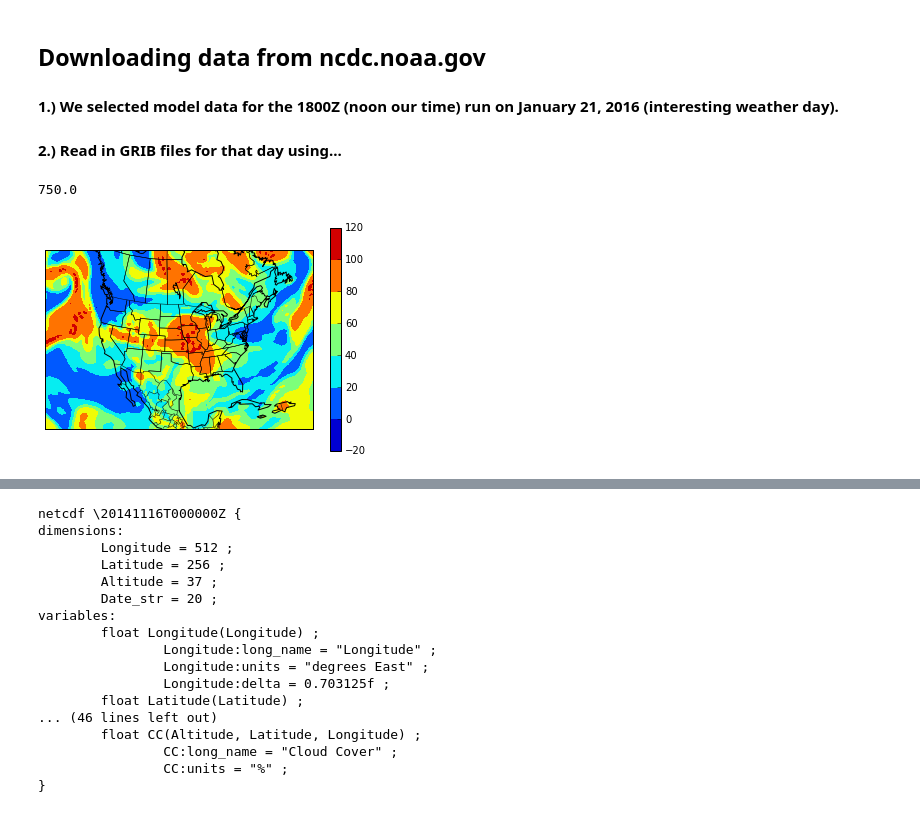
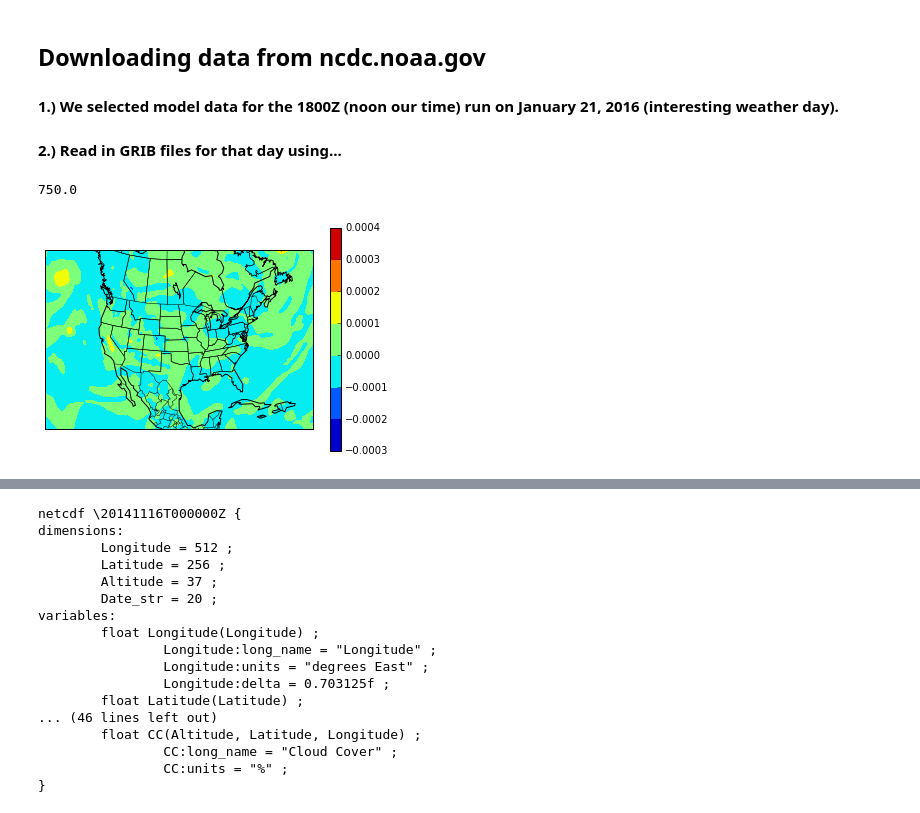
Before and after one commit to lafarris/python-project, a Jupyter notebook: Model data.ipynb, the cells around one changed output, grey strips where cells are left out. Drawn from its saved outputs; the diff is of its cells as text; code cells hidden in the pictures.

```diff
--- a/Model data.ipynb
+++ b/Model data.ipynb
@@ -15,18 +15,30 @@ ncfile = nc.Dataset("20141116T000000Z.ncd")
 lat = ncfile['Latitude'][:]
 lon = ncfile['Longitude'][:]
 rh = ncfile['RH'][10,:,:]
+vor = ncfile['vor'][10,:,:]
+temp = ncfile['T'][0,:,:]
 bm = Basemap(projection='lcc',llcrnrlat=13.0, llcrnrlon=230.0, urcrnrlat=50.0, urcrnrlon=320.0, lat_1=20.,lat_2=60,lat_0=40,lon_0
              =260)
 
-lonall, latall = np.meshgrid(lon,lat)
-lonproj, latproj = bm(lonall, latall)
-bm.drawcountries()
-bm.drawcoastlines()
-bm.drawstates()
-rhimg = plt.contourf(lonproj, latproj, rh)
-plt.colorbar(rhimg)
-print(ncfile['Altitude'][10])
-plt.show()
+# lonall, latall = np.meshgrid(lon,lat)
+# lonproj, latproj = bm(lonall, latall)
+# bm.drawcountries()
+# bm.drawcoastlines()
+# bm.drawstates()
+# rhimg = plt.contourf(lonproj, latproj, rh)
+# plt.colorbar(rhimg)
+# print(ncfile['Altitude'][10])
+# plt.show()
-# %% [output]
-750.0
-[figure, removed]
+# %%
+lonall, latall = np.meshgrid(lon,lat)
+lonproj, latproj = bm(lonall, latall)
+bm.drawcountries()
+bm.drawcoastlines()
+bm.drawstates()
+vorimg = plt.contourf(lonproj, latproj, vor)
+plt.colorbar(vorimg)
+print(ncfile['Altitude'][10])
+plt.show()
+# %% [output]
+750.0
+[figure, added]
```
Also changed, not shown: parts of 3 cells of this notebook, 2 other files.
